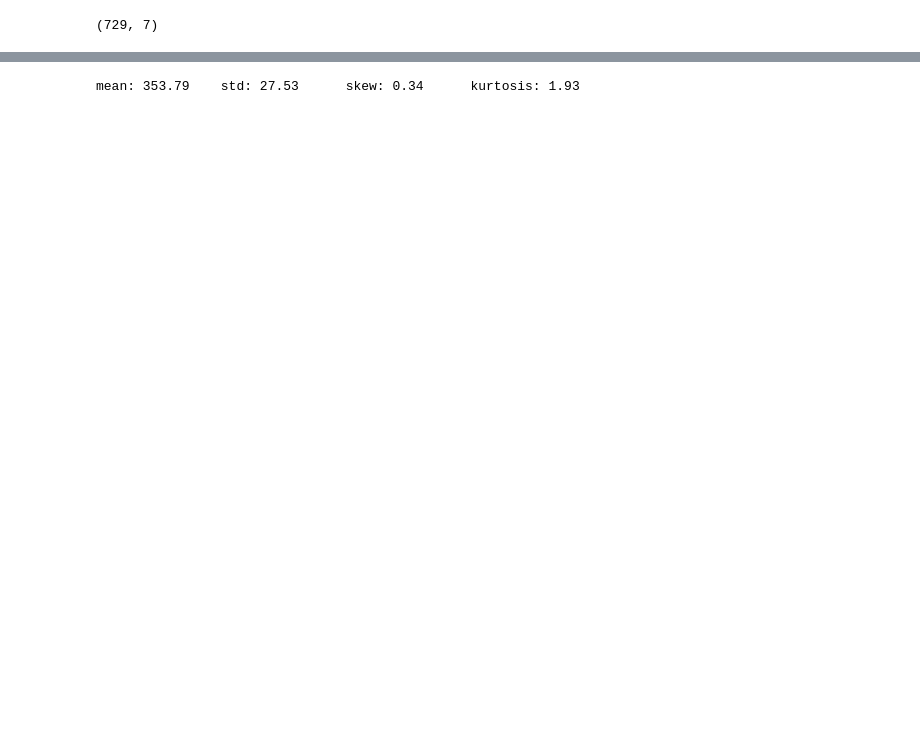
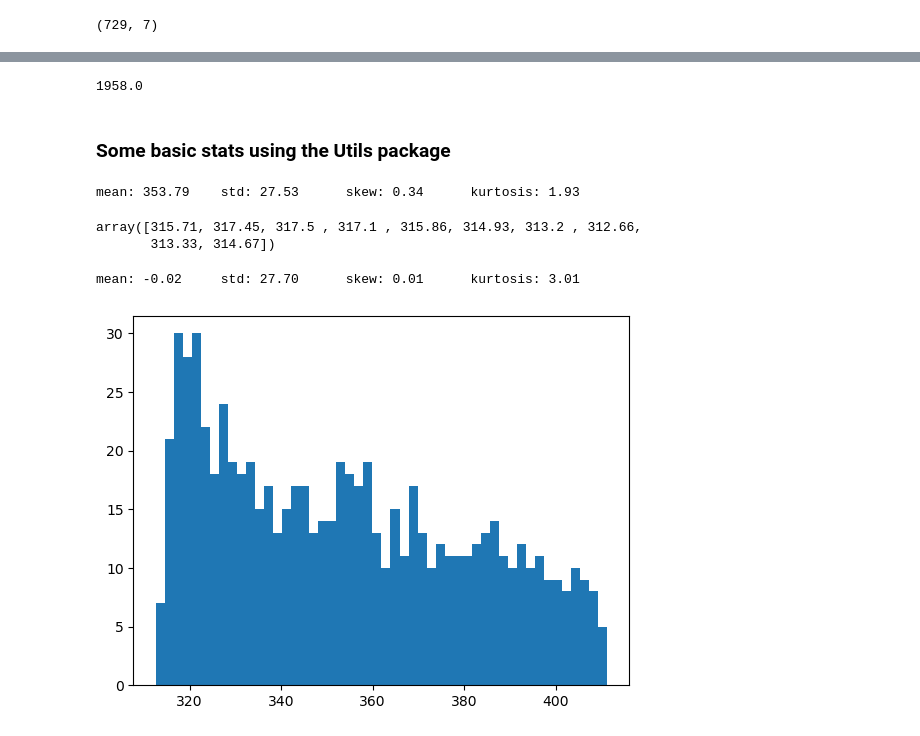
Before and after one commit to datascience-intro/1MS041-2023, a Jupyter notebook: notebooks/03-ProbSS2.ipynb, the cells around one changed output, grey strips where cells are left out. Drawn from its saved outputs; the diff is of its cells as text; code cells hidden in the pictures; blank space fills up the shorter version.

```diff
--- a/notebooks/03-ProbSS2.ipynb
+++ b/notebooks/03-ProbSS2.ipynb
@@ -142,0 +84,6 @@ array([[ 1.958000e+03,  3.000000e+00,  1.958208e+03, ...,  3.157100e+02,
+# %%
+lam = var('lambda')
+x = var('x')
+from sympy import exp
+f = lam*exp(-lam*x)
+f
@@ -142,0 +182,13 @@ array([[ 1.958000e+03,  3.000000e+00,  1.958208e+03, ...,  3.157100e+02,
+# %%
+import csv
+data_raw = []
+with open("data/co2_mm_mlo.txt",mode="r") as f:
+    current_pos = f.tell()
+    current_line = f.readline()
+    while (current_line[0] == '#'):
+        current_pos = f.tell()
+        current_line = f.readline()
+    f.seek(current_pos)
+    csv_reader = csv.reader(f,delimiter=' ',skipinitialspace=True)
+    for line in csv_reader:
+        data_raw.append(line)
@@ -142,0 +211,2 @@ array([[ 1.958000e+03,  3.000000e+00,  1.958208e+03, ...,  3.157100e+02,
+# %%
+data_parsed = [[typ(item) for item,typ in zip(line,schema)] for line in data_raw]
@@ -143,3 +219,5 @@ array([[ 1.958000e+03,  3.000000e+00,  1.958208e+03, ...,  3.157100e+02,
+# %%
+data_array = np.array(data_parsed)
 # %%
 data_array.shape
 # %% [output]
@@ -158 +225,7 @@ _=plt.hist(average)
+# %%
+data_array[0,0]
+# %% [output]
+1958.0
+# %% [markdown]
+### Some basic stats using the Utils package
 # %%
@@ -161,3 +235,17 @@ basic_stats(average)
 # %% [output]
 mean: 353.79    std: 27.53      skew: 0.34      kurtosis: 1.93
+# %%
+data_array[0:10,4]
+# %% [output]
+array([315.71, 317.45, 317.5 , 317.1 , 315.86, 314.93, 313.2 , 312.66,
+       313.33, 314.67])
+# %%
+x = np.random.normal(0,27.53,10000)
+basic_stats(x)
+# %% [output]
+mean: -0.02     std: 27.70      skew: 0.01      kurtosis: 3.01
+# %%
+_=plt.hist(data_array[:,4],bins=50)
+# %% [output]
+[figure, added]
 # %%
```
Also changed, not shown: parts of 70 cells of this notebook, 8 other files.
